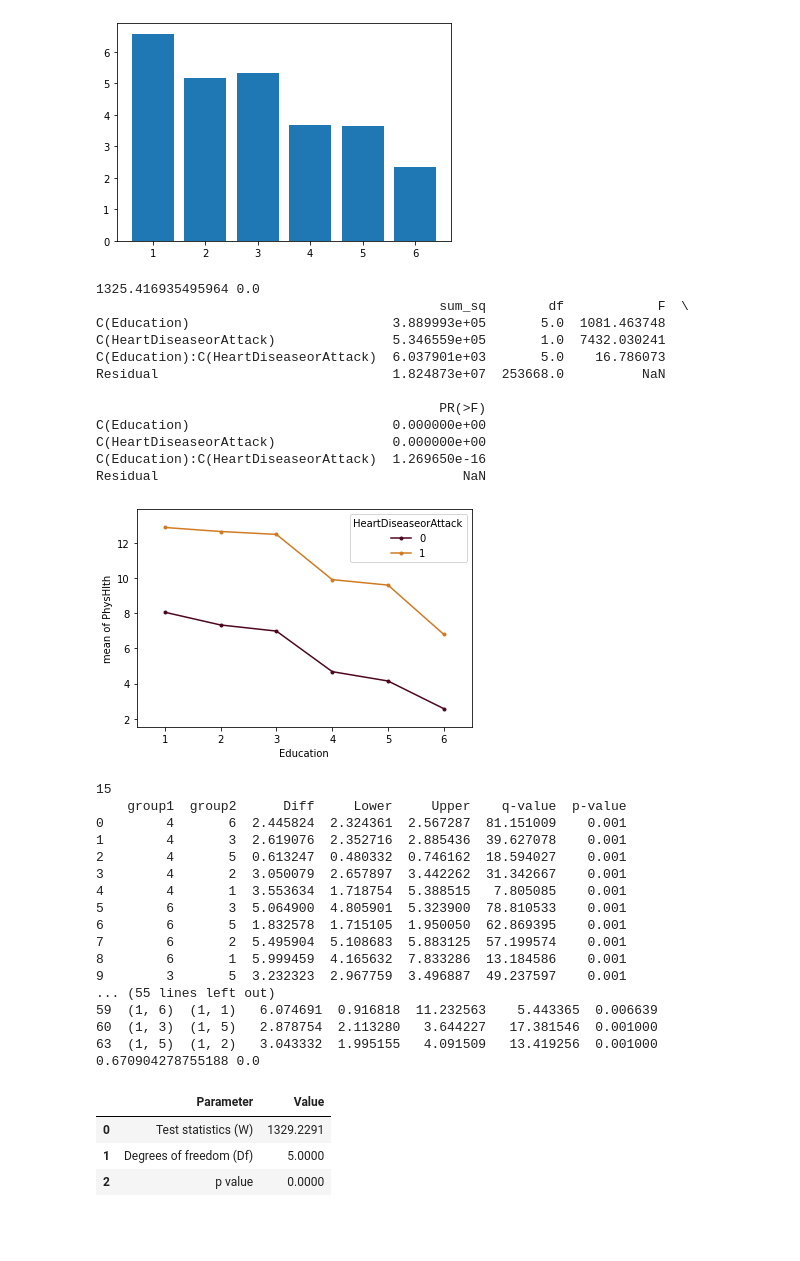
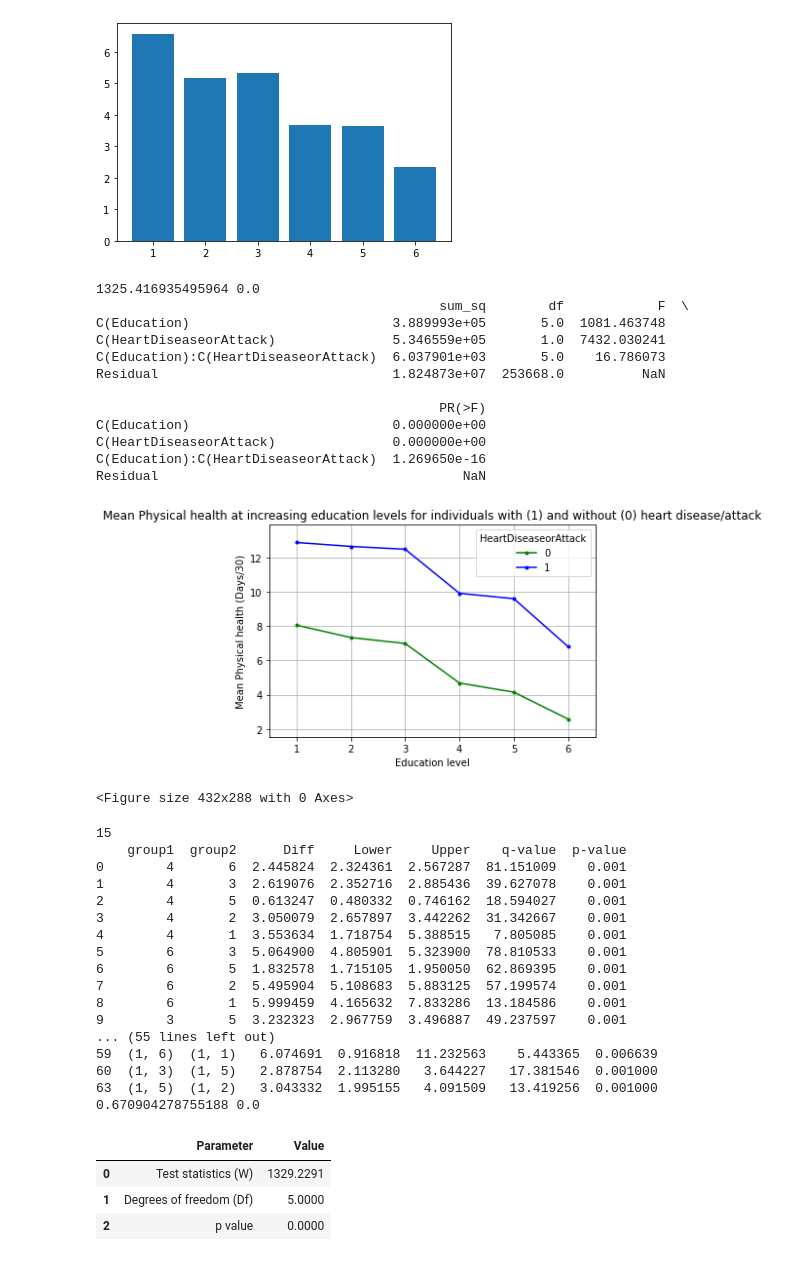
Before and after one commit to hanfernandez003/Heart_Disease_Study, a Jupyter notebook: Project1-TC-Copy1.ipynb, the cells around one changed output. Cells and saved outputs as stored; diff of their text form; code cells hidden in the pictures; blank space fills up the shorter version.

```diff
--- a/Project1-TC-Copy1.ipynb
+++ b/Project1-TC-Copy1.ipynb
@@ -119,7 +119,13 @@ from statsmodels.graphics.factorplots import interaction_plot
 fig = interaction_plot(x=original_df['Education'],
                        trace=original_df['HeartDiseaseorAttack'],
                        response=original_df['PhysHlth'],
-    colors=['#4c061d','#d17a22'])
+    colors=['g','b'])
+plt.title("Mean Physical health at increasing education levels for individuals with (1) and without (0) heart disease/attack")
+plt.xlabel("Education level")
+plt.ylabel("Mean Physical health (Days/30)")
+plt.grid()
+plt.show()
+plt.savefig("Physical_health.png")
 plt.show()
 # there is a statistical difference but where -
 
@@ -139,51 +145,52 @@ print(significant_differences)
 
 ### interaction
 res.tukey_hsd(df=original_df, res_var='PhysHlth', xfac_var=['HeartDiseaseorAttack','Education'] , anova_model='PhysHlth ~ C(Education) + C(HeartDiseaseorAttack) + C(Education):C(HeartDiseaseorAttack)')
 print(len(res.tukey_summary))
 significant_differences = res.tukey_summary[res.tukey_summary["p-value"] < 0.05]
 print(significant_differences)
 
 
 ############ normality - shapiro wilks
 import scipy.stats as stats
 w, pvalue = stats.shapiro(model.resid)
 print(w, pvalue)
 
 ############ homogeniety of variance - levenes
 res = stat()
 res.levene(df=original_df, res_var='PhysHlth', xfac_var='Education')
 res.levene_summary
 # %% [output]
 1325.416935495964 0.0
                                             sum_sq        df            F  \
 C(Education)                          3.889993e+05       5.0  1081.463748
 C(HeartDiseaseorAttack)               5.346559e+05       1.0  7432.030241
 C(Education):C(HeartDiseaseorAttack)  6.037901e+03       5.0    16.786073
 Residual                              1.824873e+07  253668.0          NaN
 
                                             PR(>F)
 C(Education)                          0.000000e+00
 C(HeartDiseaseorAttack)               0.000000e+00
 C(Education):C(HeartDiseaseorAttack)  1.269650e-16
 Residual                                       NaN
-[figure, old version]
+[figure, new version]
-15
-    group1  group2      Diff     Lower     Upper    q-value  p-value
-0        4       6  2.445824  2.324361  2.567287  81.151009    0.001
-1        4       3  2.619076  2.352716  2.885436  39.627078    0.001
-2        4       5  0.613247  0.480332  0.746162  18.594027    0.001
-3        4       2  3.050079  2.657897  3.442262  31.342667    0.001
-4        4       1  3.553634  1.718754  5.388515   7.805085    0.001
-5        6       3  5.064900  4.805901  5.323900  78.810533    0.001
-6        6       5  1.832578  1.715105  1.950050  62.869395    0.001
-7        6       2  5.495904  5.108683  5.883125  57.199574    0.001
-8        6       1  5.999459  4.165632  7.833286  13.184586    0.001
-9        3       5  3.232323  2.967759  3.496887  49.237597    0.001
-... (55 lines left out)
-59  (1, 6)  (1, 1)   6.074691  0.916818  11.232563    5.443365  0.006639
-60  (1, 3)  (1, 5)   2.878754  2.113280   3.644227   17.381546  0.001000
-63  (1, 5)  (1, 2)   3.043332  1.995155   4.091509   13.419256  0.001000
-0.670904278755188 0.0
+<Figure size 432x288 with 0 Axes>
+15
+    group1  group2      Diff     Lower     Upper    q-value  p-value
+0        4       6  2.445824  2.324361  2.567287  81.151009    0.001
+1        4       3  2.619076  2.352716  2.885436  39.627078    0.001
+2        4       5  0.613247  0.480332  0.746162  18.594027    0.001
+3        4       2  3.050079  2.657897  3.442262  31.342667    0.001
+4        4       1  3.553634  1.718754  5.388515   7.805085    0.001
+5        6       3  5.064900  4.805901  5.323900  78.810533    0.001
+6        6       5  1.832578  1.715105  1.950050  62.869395    0.001
+7        6       2  5.495904  5.108683  5.883125  57.199574    0.001
+8        6       1  5.999459  4.165632  7.833286  13.184586    0.001
+9        3       5  3.232323  2.967759  3.496887  49.237597    0.001
+... (55 lines left out)
+59  (1, 6)  (1, 1)   6.074691  0.916818  11.232563    5.443365  0.006639
+60  (1, 3)  (1, 5)   2.878754  2.113280   3.644227   17.381546  0.001000
+63  (1, 5)  (1, 2)   3.043332  1.995155   4.091509   13.419256  0.001000
+0.670904278755188 0.0
 |  | Parameter | Value |
 | 0 | Test statistics (W) | 1329.2291 |
 | 1 | Degrees of freedom (Df) | 5.0000 |
```
Also changed, not shown: parts of 2 cells of this notebook, 2 other files.
